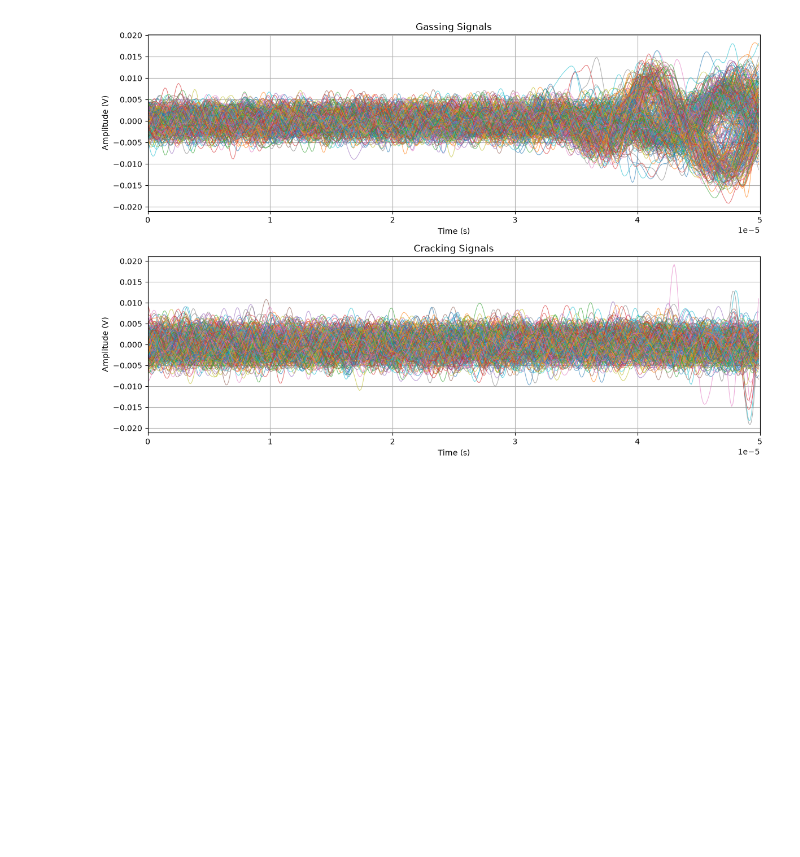
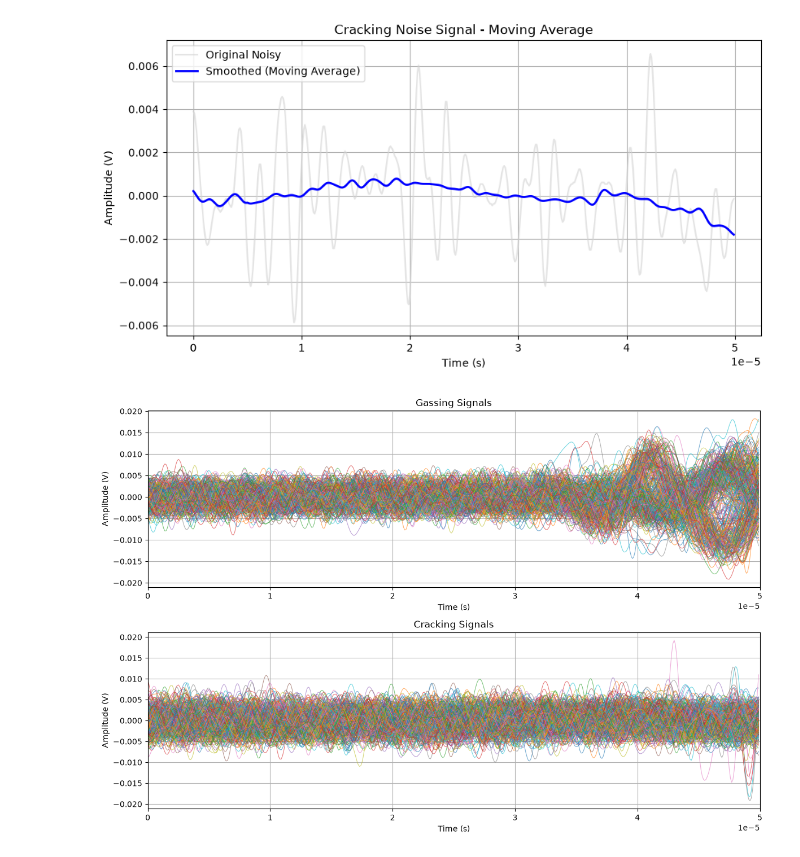
Before and after one commit to ywkim09/Battery_Diagnosis_Using_AE, a Jupyter notebook: data_analysis_fourier.ipynb, the cells around one changed output. Drawn from its saved outputs; the diff is of its cells as text; code cells hidden in the pictures; blank space fills up the shorter version.

```diff
--- a/data_analysis_fourier.ipynb
+++ b/data_analysis_fourier.ipynb
@@ -30,13 +34,49 @@ signal_data = {}
 
 for cluster_name, file_data in cluster_data.items():
     noise_data[cluster_name] = {}
+    signal_data['normal'] = {}
     signal_data[cluster_name] = {}
-
+    signal_data[cluster_name + "_decay"] = {}
     for file_name, dataframe in file_data.items():
         noise_mask = dataframe["Time (s)"] < time_threshold
-        signal_mask = dataframe["Time (s)"] >= time_threshold
+        signal_mask = ((dataframe["Time (s)"] >= time_threshold)
+                        & (dataframe["Time (s)"] < 2 * time_threshold))
+        decay_mask = dataframe["Time (s)"] >= 2*time_threshold
         noise_data[cluster_name][file_name] = dataframe.loc[noise_mask].copy()
+        signal_data['normal'][file_name] = dataframe.loc[noise_mask].copy()
         signal_data[cluster_name][file_name] = dataframe.loc[signal_mask].copy()
+        signal_data[cluster_name + "_decay"][file_name] = dataframe.loc[decay_mask].copy()
+
+def recombine_dfs(df1, df2):
+    recombined_dict = {}
+    for key in df1:
+        recombined_dict[key] = pd.concat(
+            [
+                df1[key],
+                df2[key],
+            ],
+            ignore_index=True,
+        )
+    return recombined_dict
+# %%
+k = list(noise_data["cracking"].keys())[0]
+df = noise_data["cracking"][k]
+
+df['Smooth_Amplitude'] = df['Amplitude (V)'].rolling(window=100, center=True, min_periods=1).mean()
+
+plt.figure(figsize=(10, 5))
+
+plt.plot(df['Time (s)'], df['Amplitude (V)'], label='Original Noisy', color='lightgray', alpha=0.6)
+plt.plot(df['Time (s)'], df['Smooth_Amplitude'], label='Smoothed (Moving Average)', color='blue', linewidth=2)
+
+plt.title('Cracking Noise Signal - Moving Average')
+plt.xlabel('Time (s)')
+plt.ylabel('Amplitude (V)')
+plt.legend()
+plt.grid(True)
+plt.show()
+# %% [output]
+[figure, added]
 # %%
 fig, ax = plt.subplots(2, 1, figsize=(12, 8))
 
```
Also changed, not shown: parts of 23 cells of this notebook.
